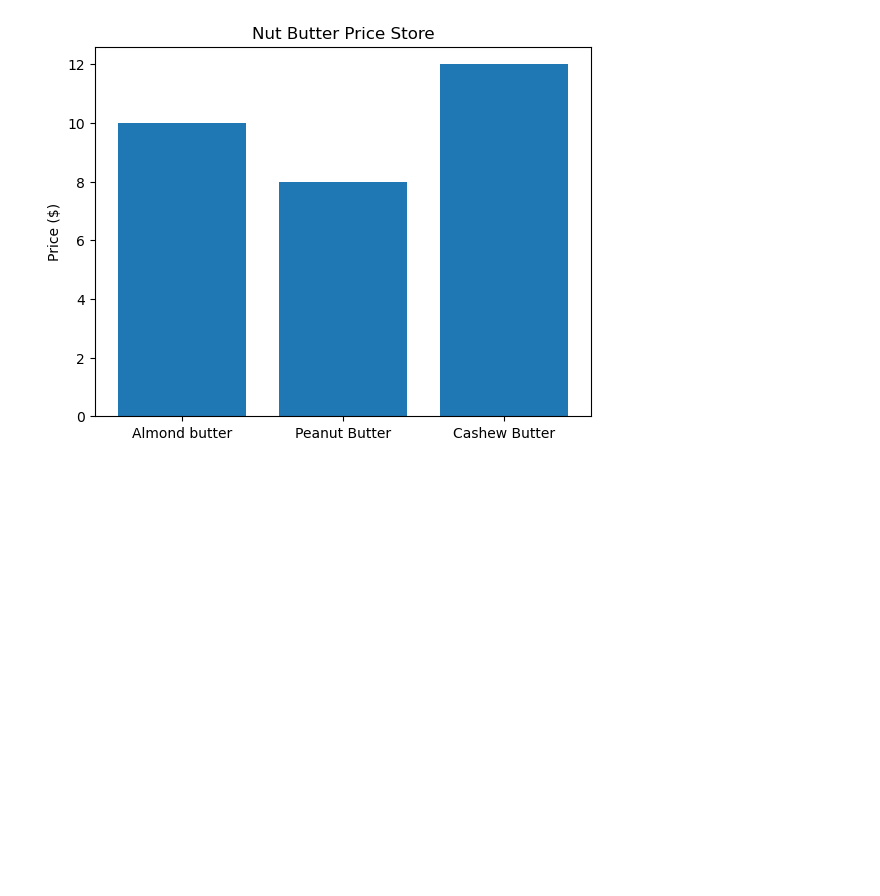
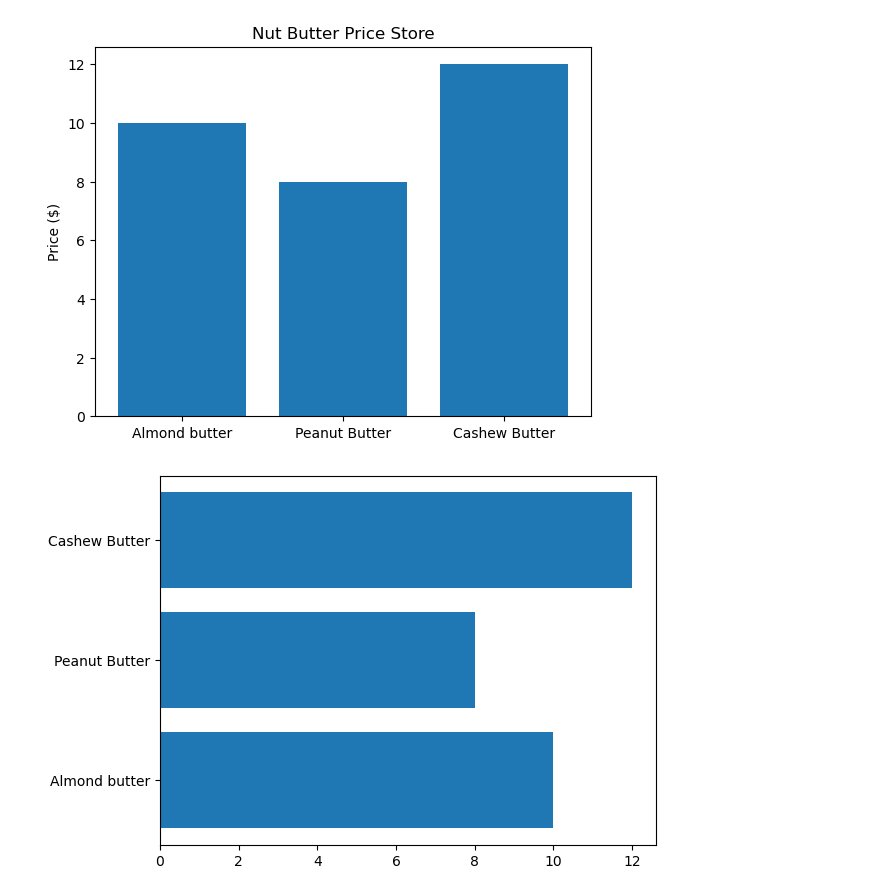
Before and after one commit to thesubodh1/Machine-Learning, a Jupyter notebook: matplotlib-intro.ipynb, the cells around one changed output. Saved outputs shown, nothing was run; the diff lists cells and outputs as text; code cells hidden in the pictures; blank space fills up the shorter version.

```diff
--- a/matplotlib-intro.ipynb
+++ b/matplotlib-intro.ipynb
@@ -130,3 +130,9 @@ ax.bar(nut_butter_prices.keys(),nut_butter_prices.values());
 ax.set(title="Nut Butter Price Store",ylabel="Price ($)");
 # %% [output]
 [figure]
+# %%
+# horizantal bar graph
+fig,ax = plt.subplots()
+ax.barh(list(nut_butter_prices.keys()),list(nut_butter_prices.values()));
+# %% [output]
+[figure, added]
```
Also changed, not shown: parts of 33 cells of this notebook.
